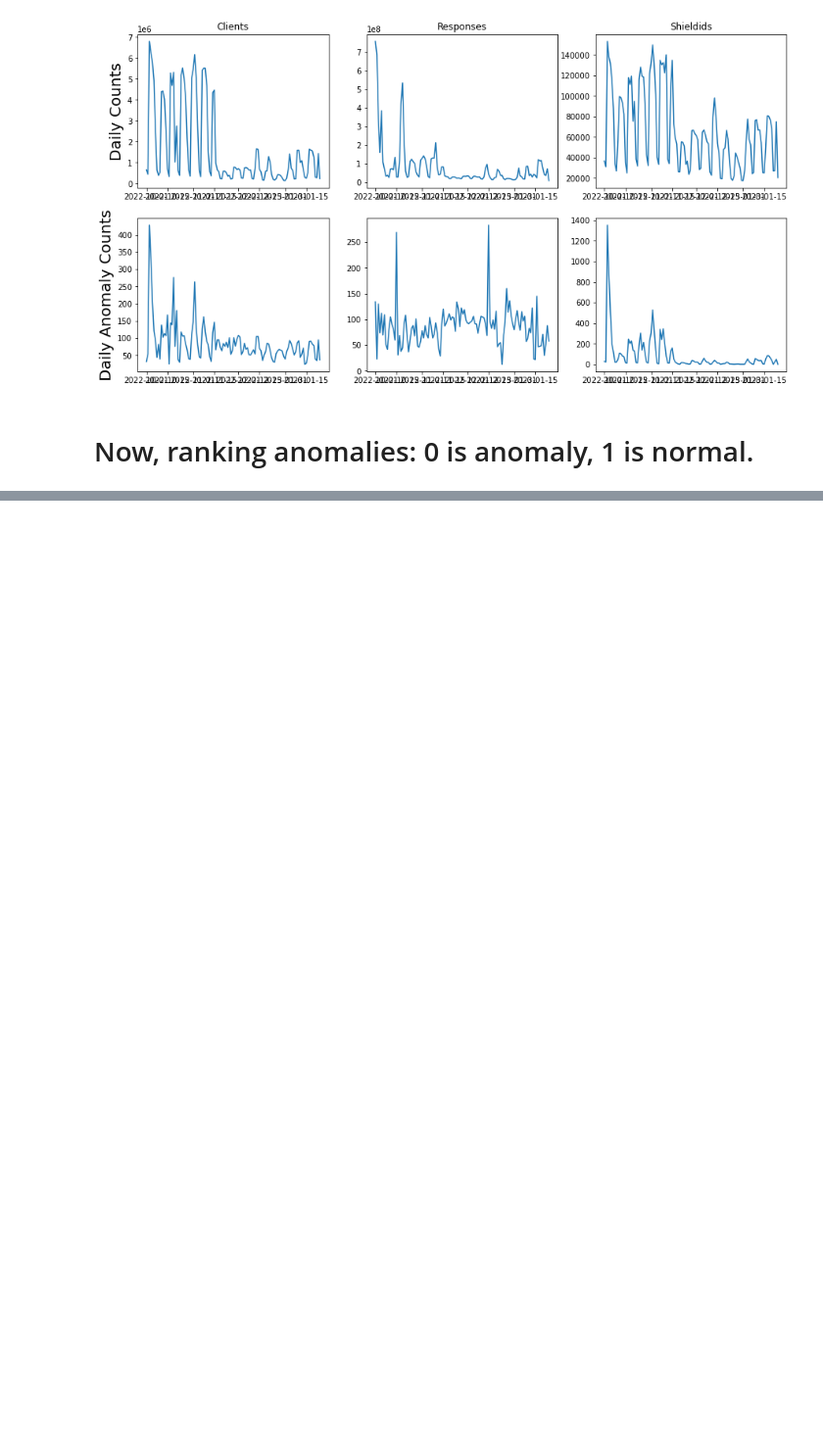
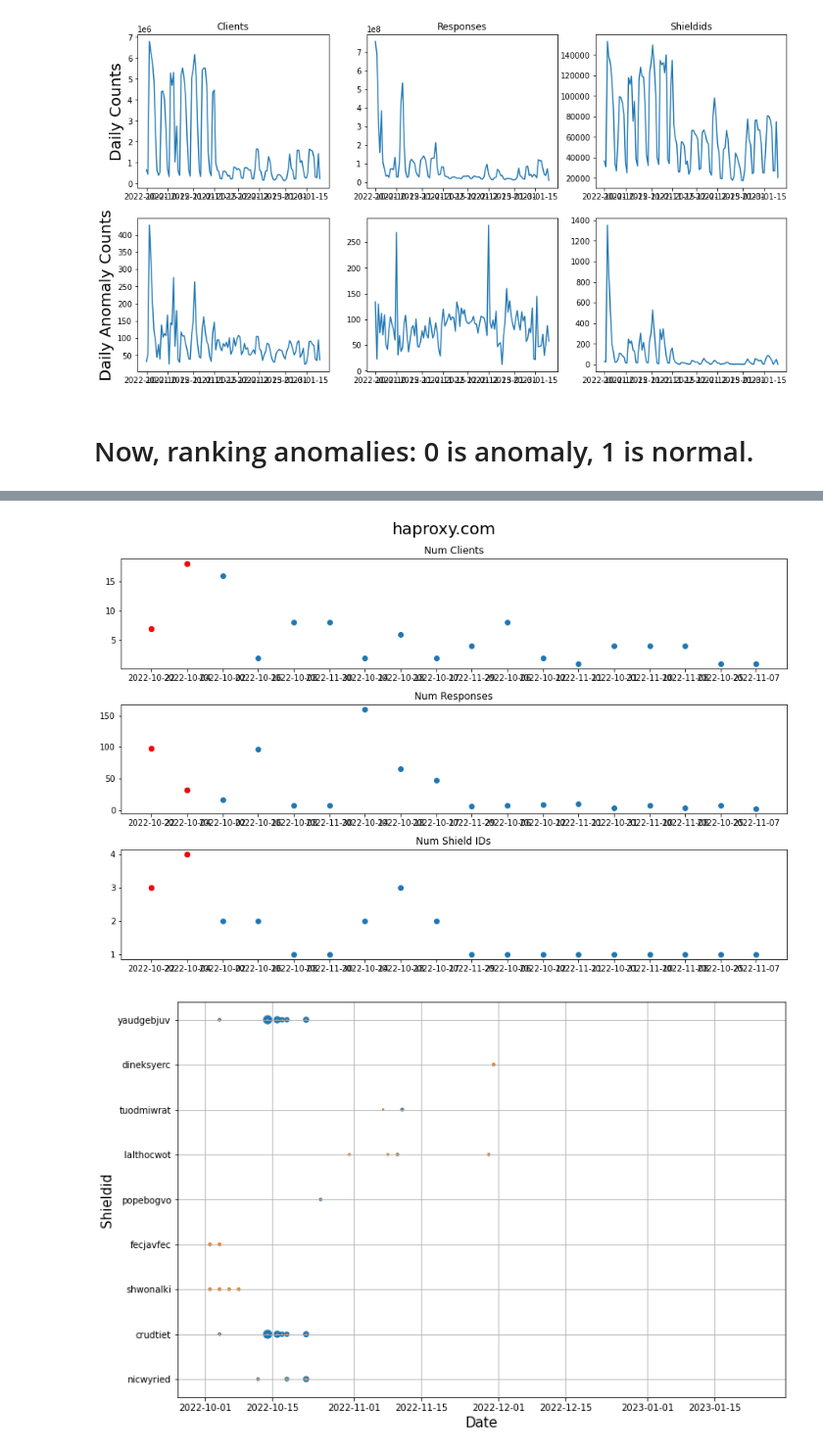
Before and after one commit to IntrusionINTZ/UniversityOfMontana_2023Spring, a Jupyter notebook: Luke/AnomalyFinder2.ipynb, the cells around one changed output, grey strips where cells are left out. Shown at 98% size. Cells and saved outputs as stored; diff of their text form; code cells hidden in the pictures; blank space fills up the shorter version.

```diff
--- a/Luke/AnomalyFinder2.ipynb
+++ b/Luke/AnomalyFinder2.ipynb
@@ -377,3 +356,4 @@ from sklearn.preprocessing import OneHotEncoder, MinMaxScaler, PolynomialFeature
 # %%
-X = df[['rank', 'whois', 'registration_period']]
+X = df[['rank', 'whois', 'registration_period', 'day', 'num_clients', 'num_responses', 'num_shieldid', 'num_dns_qname',
+        'tld']]#, 'prob_obs_num_clients', 'prob_obs_num_responses', 'prob_obs_num_shield']]
 y = df['normal_obs']
@@ -410,0 +477,5 @@ SyntaxError: invalid syntax (2807982256.py, line 6)
+# %%
+# Overclassified in first classification?
+# capturing High first classification, Low second classification
+# Top Right
+TR = X_test.loc[(X_test.normal_obs>.01)&(X_test.normal_obs_pred<.01)]
@@ -410,0 +487,72 @@ SyntaxError: invalid syntax (2807982256.py, line 6)
+# %%
+domain = TR.sample(1).index[0]
+test = df.loc[df.index==domain]
+dom_anoms = top_anoms.loc[top_anoms.index==domain]
+
+fig, axs = plt.subplots(3, 1, figsize=(12, 8))
+
+axs[0].scatter(test.day, test.num_clients)
+axs[0].set_title('Num Clients')
+axs[0].scatter(dom_anoms.day, dom_anoms.num_clients, color='red')
+
+axs[1].scatter(test.day, test.num_responses)
+axs[1].set_title('Num Responses')
+axs[1].scatter(dom_anoms.day, dom_anoms.num_responses, color='red')
+
+axs[2].scatter(test.day, test.num_shieldid)
+axs[2].set_title('Num Shield IDs')
+axs[2].scatter(dom_anoms.day, dom_anoms.num_shieldid, color='red')
+
+plt.suptitle(str(domain), fontsize=20)
+plt.tight_layout()
+plt.show()
+
+def get_domain_case_new(data, domain_name):
+
+    datatemp = data.loc[data.dns_qdomainname==domain_name]
+
+    # df1 sums by domain name and day
+    df1 = datatemp.groupby(by=['dns_qdomainname','day','shieldid']).sum()
+
+    # df2 counts unique query names by domain name and day
+    df2 = datatemp.groupby(by=['dns_qdomainname','day','shieldid'])['dns_qname'].nunique()
+    df2 = pd.DataFrame(df2)
+    df2.rename(columns={'dns_qname': 'num_dns_qname'}, inplace=True)
+
+    # Concatenate df1 and df2 into df
+    domain_case_new = pd.concat([df1, df2], axis=1)
+    domain_case_new.reset_index(level=1, inplace=True)
+    domain_case_new.reset_index(level=1, inplace=True)
+
+    from itertools import product
+
+    # Create lists of all unique values in columns
+    l1 = [domain_name]
+    l2 = list(data.day.unique())
+    l3 = list(domain_case_new.shieldid.unique())
+    l4 = [0]
+    l5 = [0]
+    l6 = [0]
+
+    _ = pd.DataFrame(list(product(l1, l2, l3, l4, l5, l6)), columns=['dns_qdomainname', 'day', 'shieldid', 'num_clients', 'num_responses', 'num_dns_qname'])
+    _.set_index(list(_)[0], inplace=True)
+
+    domain_case_new = pd.concat([domain_case_new, _])
+
+    domain_case_new = domain_case_new.sort_values('day')
+
+    return domain_case_new
+
+domain_case_new = get_domain_case_new(data, domain)
+
+# Plot
+plt.figure(figsize=(12,8))
+plt.xlabel('Date', fontsize=15)
+plt.ylabel('Shieldid', fontsize=15)
+
+plt.scatter(domain_case_new.day, domain_case_new.shieldid, s=domain_case_new.num_responses)
+plt.scatter(domain_case_new.day, domain_case_new.shieldid, s=domain_case_new.num_clients)
+plt.grid(axis='both')
+# %% [output]
+[figure, added]
+[figure, added]
```
Also changed, not shown: parts of 21 cells of this notebook.
